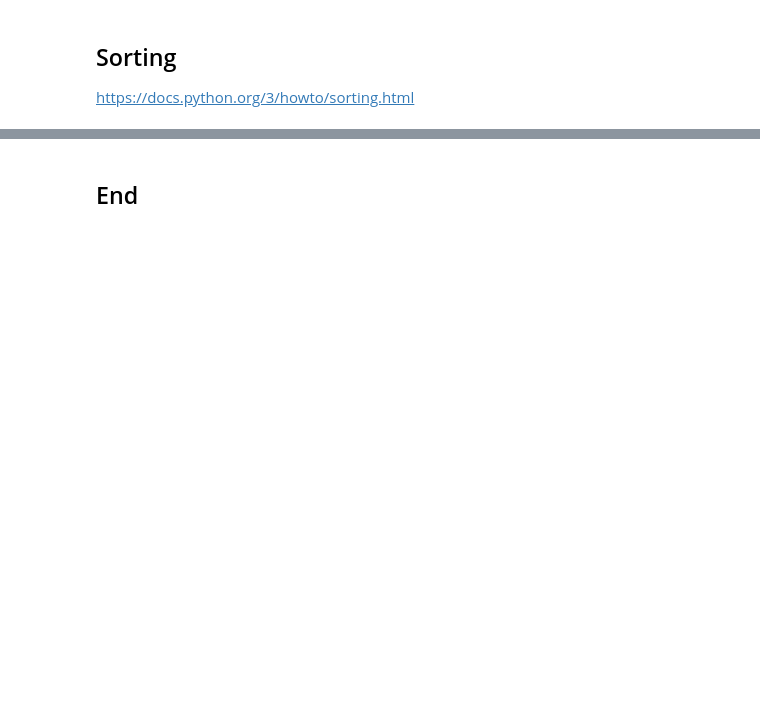
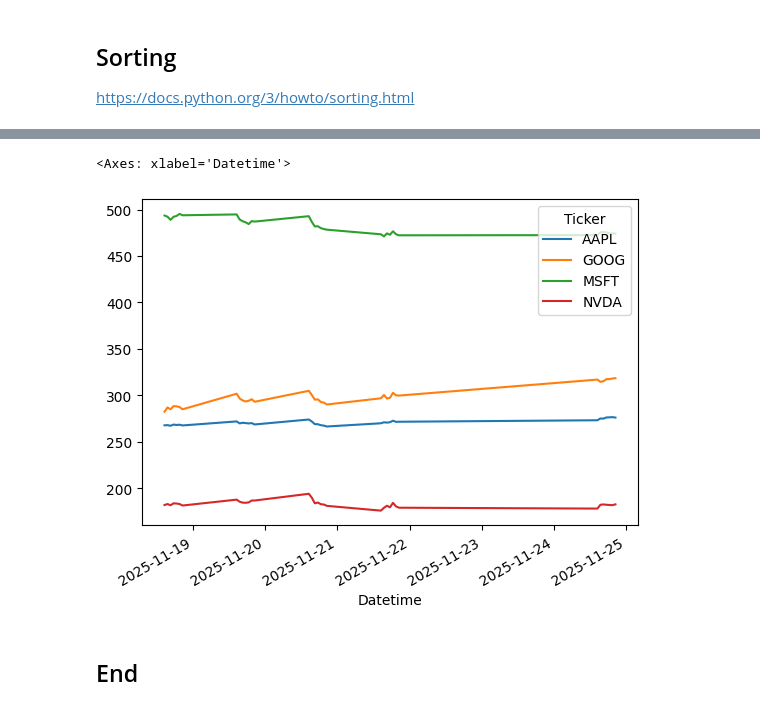
Before and after one commit to ianmcloughlin/computer-infrastructure, a Jupyter notebook: materials/files.ipynb, the cells around one changed output, grey strips where cells are left out. Cells and saved outputs as stored; diff of their text form; code cells hidden in the pictures; blank space fills up the shorter version.

```diff
--- a/materials/files.ipynb
+++ b/materials/files.ipynb
@@ -94,0 +114,6 @@ data_files[0]
+# %%
+# Read the CSV file.
+df = pd.read_csv(f'../data/{data_files[0]}', header=[0, 1], index_col=0, parse_dates=True)
+
+# Show.
+df
@@ -95,2 +163,8 @@ data_files[0]
+# %%
+# Plot.
+df['Close'].plot()
+# %% [output]
+<Axes: xlabel='Datetime'>
+[figure, added]
 # %% [markdown]
 ## End
```
Also changed, not shown: parts of 9 cells of this notebook, 6 other files.
